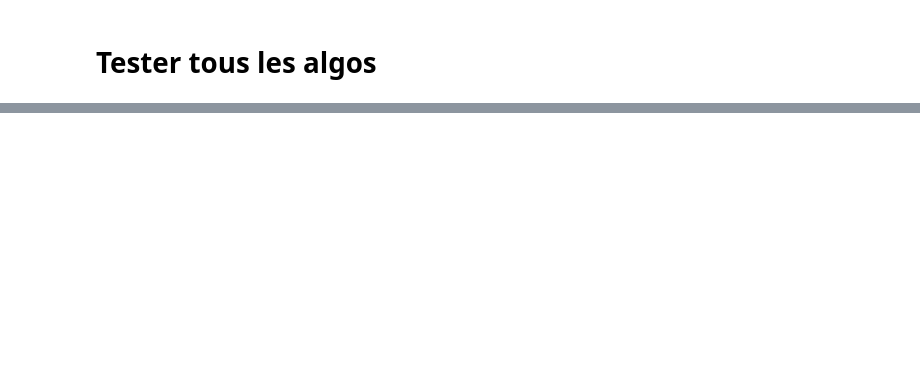
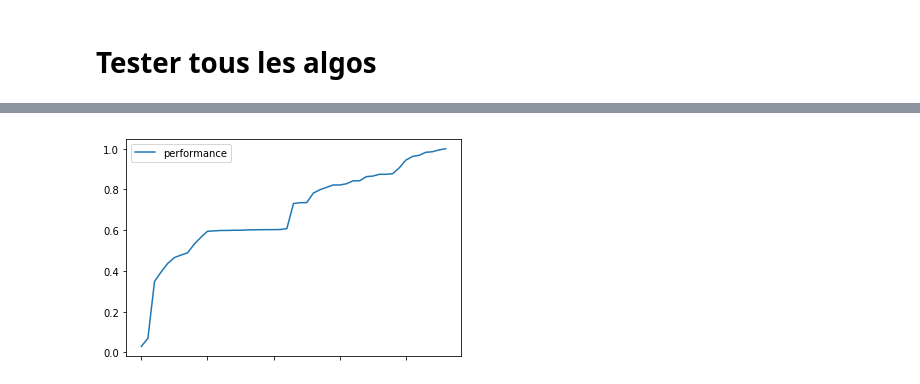
Before and after one commit to cjacques4/Parkinson-Speech-Dataset-with-Multiple-Types-of-Sound-Recordings, a Jupyter notebook: Projet_Python_DataAnalysis.ipynb, the cells around one changed output, grey strips where cells are left out. Cells and saved outputs as stored; diff of their text form; code cells hidden in the pictures; blank space fills up the shorter version.

Commit message:
test de tous les algos + performances

```diff
--- a/Projet_Python_DataAnalysis.ipynb
+++ b/Projet_Python_DataAnalysis.ipynb
@@ -544,0 +551,8 @@ Standardize features by r
+# %%
+import pandas as pd
+df_performances = pd.DataFrame(performances).T
+
+col_name = "performance"
+df_performances.columns = [col_name]
+
+df_performances = df_performances.sort_values(col_name)
@@ -544,0 +583,5 @@ Standardize features by r
+# %%
+df_performances = df_performances.sort_values(col_name)
+ax = df_performances.plot(rot=45, x_compat=True)
+# %% [output]
+[figure, added]
```
Also changed, not shown: parts of 16 cells of this notebook.
